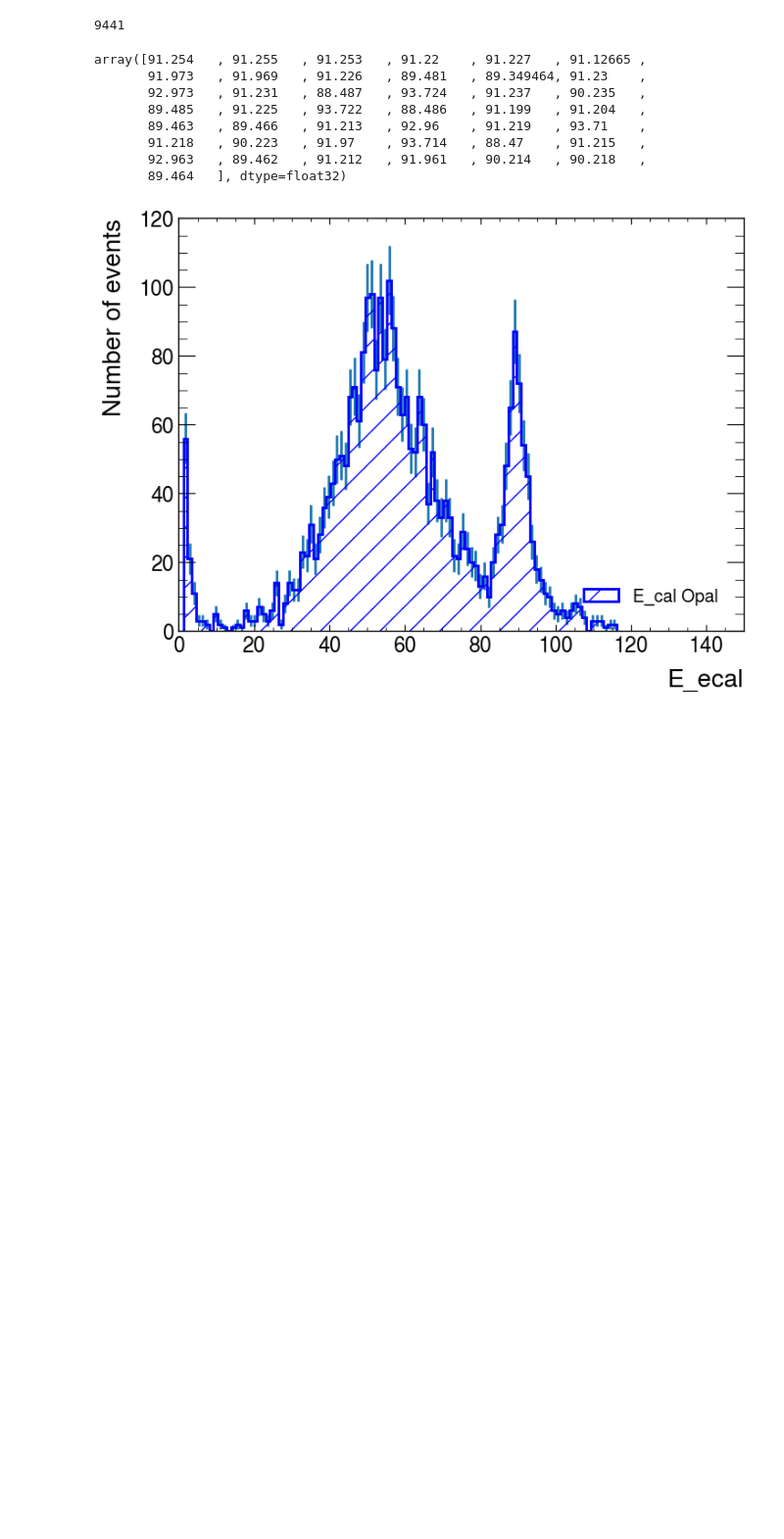
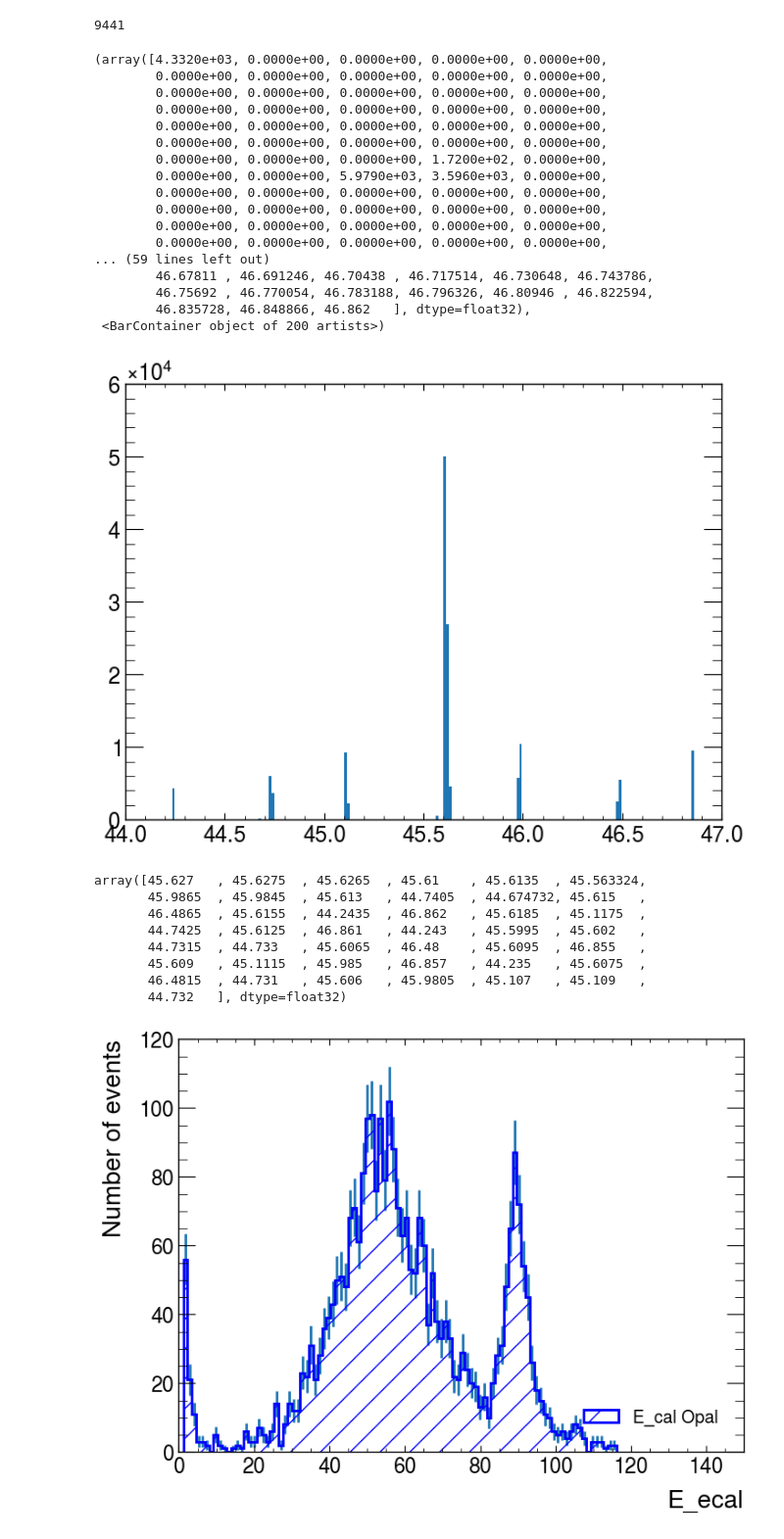
Before and after one commit to josepretel/z0-precisionmeasurement, a Jupyter notebook: Opal_Data_ana.ipynb, the cells around one changed output. Shown at 98% size. Cells and saved outputs as stored; diff of their text form; code cells hidden in the pictures; blank space fills up the shorter version.

```diff
--- a/Opal_Data_ana.ipynb
+++ b/Opal_Data_ana.ipynb
@@ -61,17 +61,38 @@ Opal [45.627 45.627 45.627 ... 44.732 44.732 44.732] min: 44.23500061035156, max
 len(data_Opal.loc[round(data_Opal['E_lep'],2) == 46.86199951171875]['E_ecal'])
 # %% [output]
 9441
+# %%
+plt.hist(data_Opal.loc[ : , 'E_lep'],bins = 200)
+# %% [output]
+(array([4.3320e+03, 0.0000e+00, 0.0000e+00, 0.0000e+00, 0.0000e+00,
+        0.0000e+00, 0.0000e+00, 0.0000e+00, 0.0000e+00, 0.0000e+00,
+        0.0000e+00, 0.0000e+00, 0.0000e+00, 0.0000e+00, 0.0000e+00,
+        0.0000e+00, 0.0000e+00, 0.0000e+00, 0.0000e+00, 0.0000e+00,
+        0.0000e+00, 0.0000e+00, 0.0000e+00, 0.0000e+00, 0.0000e+00,
+        0.0000e+00, 0.0000e+00, 0.0000e+00, 0.0000e+00, 0.0000e+00,
+        0.0000e+00, 0.0000e+00, 0.0000e+00, 1.7200e+02, 0.0000e+00,
+        0.0000e+00, 0.0000e+00, 5.9790e+03, 3.5960e+03, 0.0000e+00,
+        0.0000e+00, 0.0000e+00, 0.0000e+00, 0.0000e+00, 0.0000e+00,
+        0.0000e+00, 0.0000e+00, 0.0000e+00, 0.0000e+00, 0.0000e+00,
+        0.0000e+00, 0.0000e+00, 0.0000e+00, 0.0000e+00, 0.0000e+00,
+        0.0000e+00, 0.0000e+00, 0.0000e+00, 0.0000e+00, 0.0000e+00,
+... (59 lines left out)
+        46.67811 , 46.691246, 46.70438 , 46.717514, 46.730648, 46.743786,
+        46.75692 , 46.770054, 46.783188, 46.796326, 46.80946 , 46.822594,
+        46.835728, 46.848866, 46.862   ], dtype=float32),
+ <BarContainer object of 200 artists>)
+[figure, added]
 # %%
-data_Opal.loc[ : , 'E_lep'].unique()*2
+data_Opal.loc[ : , 'E_lep'].unique()
 # %% [output]
-array([91.254   , 91.255   , 91.253   , 91.22    , 91.227   , 91.12665 ,
-       91.973   , 91.969   , 91.226   , 89.481   , 89.349464, 91.23    ,
-       92.973   , 91.231   , 88.487   , 93.724   , 91.237   , 90.235   ,
-       89.485   , 91.225   , 93.722   , 88.486   , 91.199   , 91.204   ,
-       89.463   , 89.466   , 91.213   , 92.96    , 91.219   , 93.71    ,
-       91.218   , 90.223   , 91.97    , 93.714   , 88.47    , 91.215   ,
-       92.963   , 89.462   , 91.212   , 91.961   , 90.214   , 90.218   ,
-       89.464   ], dtype=float32)
+array([45.627   , 45.6275  , 45.6265  , 45.61    , 45.6135  , 45.563324,
+       45.9865  , 45.9845  , 45.613   , 44.7405  , 44.674732, 45.615   ,
+       46.4865  , 45.6155  , 44.2435  , 46.862   , 45.6185  , 45.1175  ,
+       44.7425  , 45.6125  , 46.861   , 44.243   , 45.5995  , 45.602   ,
+       44.7315  , 44.733   , 45.6065  , 46.48    , 45.6095  , 46.855   ,
+       45.609   , 45.1115  , 45.985   , 46.857   , 44.235   , 45.6075  ,
+       46.4815  , 44.731   , 45.606   , 45.9805  , 45.107   , 45.109   ,
+       44.732   ], dtype=float32)
 # %%
 plt.style.use(mplhep.style.ATLAS) # You can load ATLAS/CMS/ALICE plot style
 ratio = [1,4] # ratio of the two subplots
```
